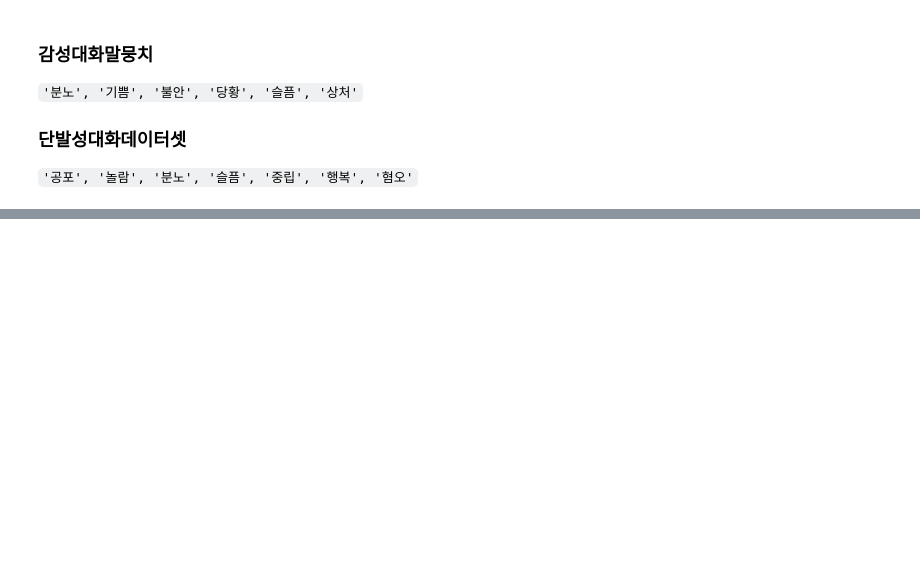
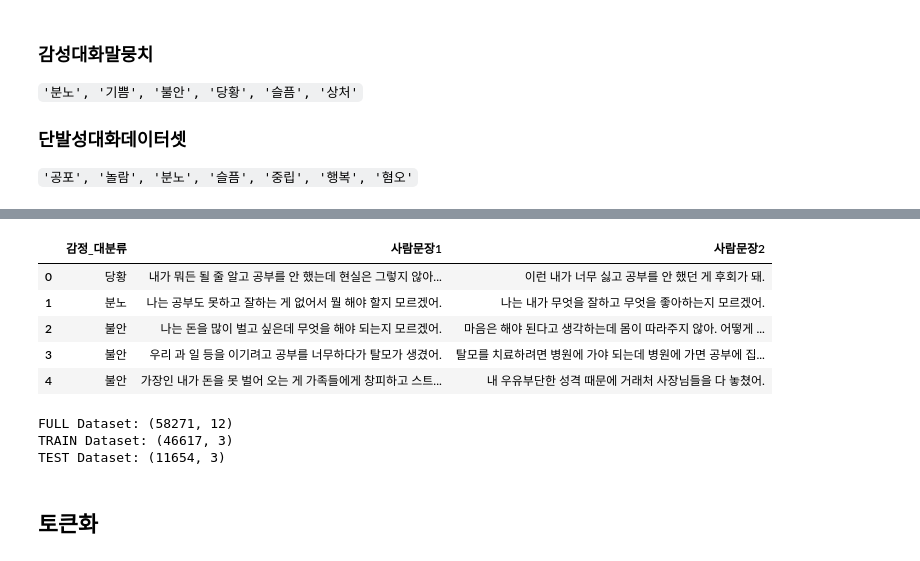
Before and after one commit to pal-ette/iNotePal, a Jupyter notebook: dataset/감성대화말뭉치.ipynb, the cells around one changed output, grey strips where cells are left out. Saved outputs shown, nothing was run; the diff lists cells and outputs as text; code cells hidden in the pictures; blank space fills up the shorter version.

```diff
--- a/dataset/감성대화말뭉치.ipynb
+++ b/dataset/감성대화말뭉치.ipynb
@@ -235,0 +421,19 @@ dtype: int64
+# %%
+val_data.head()
+# %% [output]
+|  | 감정_대분류 | 사람문장1 | 사람문장2 |
+| 0 | 당황 | 내가 뭐든 될 줄 알고 공부를 안 했는데 현실은 그렇지 않아... | 이런 내가 너무 싫고 공부를 안 했던 게 후회가 돼. |
+| 1 | 분노 | 나는 공부도 못하고 잘하는 게 없어서 뭘 해야 할지 모르겠어. | 나는 내가 무엇을 잘하고 무엇을 좋아하는지 모르겠어. |
+| 2 | 불안 | 나는 돈을 많이 벌고 싶은데 무엇을 해야 되는지 모르겠어. | 마음은 해야 된다고 생각하는데 몸이 따라주지 않아. 어떻게 ... |
+| 3 | 불안 | 우리 과 일 등을 이기려고 공부를 너무하다가 탈모가 생겼어. | 탈모를 치료하려면 병원에 가야 되는데 병원에 가면 공부에 집... |
+| 4 | 불안 | 가장인 내가 돈을 못 벌어 오는 게 가족들에게 창피하고 스트... | 내 우유부단한 성격 때문에 거래처 사장님들을 다 놓쳤어. |
+# %%
+print("FULL Dataset: {}".format(df.shape))
+print("TRAIN Dataset: {}".format(train_data.shape))
+print("TEST Dataset: {}".format(val_data.shape))
+# %% [output]
+FULL Dataset: (58271, 12)
+TRAIN Dataset: (46617, 3)
+TEST Dataset: (11654, 3)
+# %% [markdown]
+## 토큰화
```
Also changed, not shown: parts of 31 cells of this notebook.
